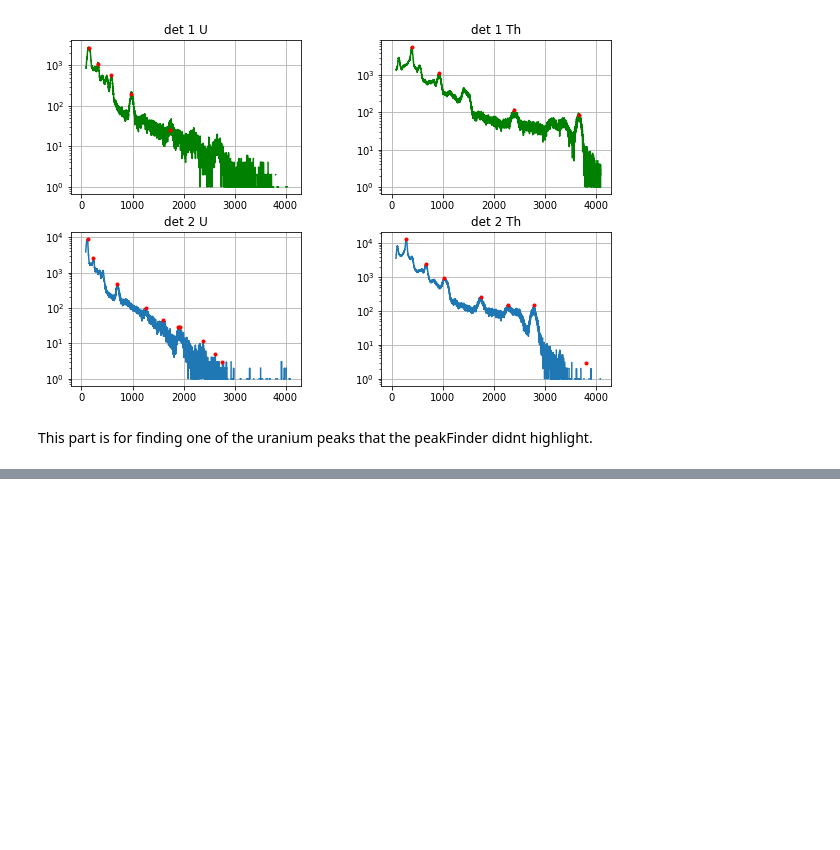
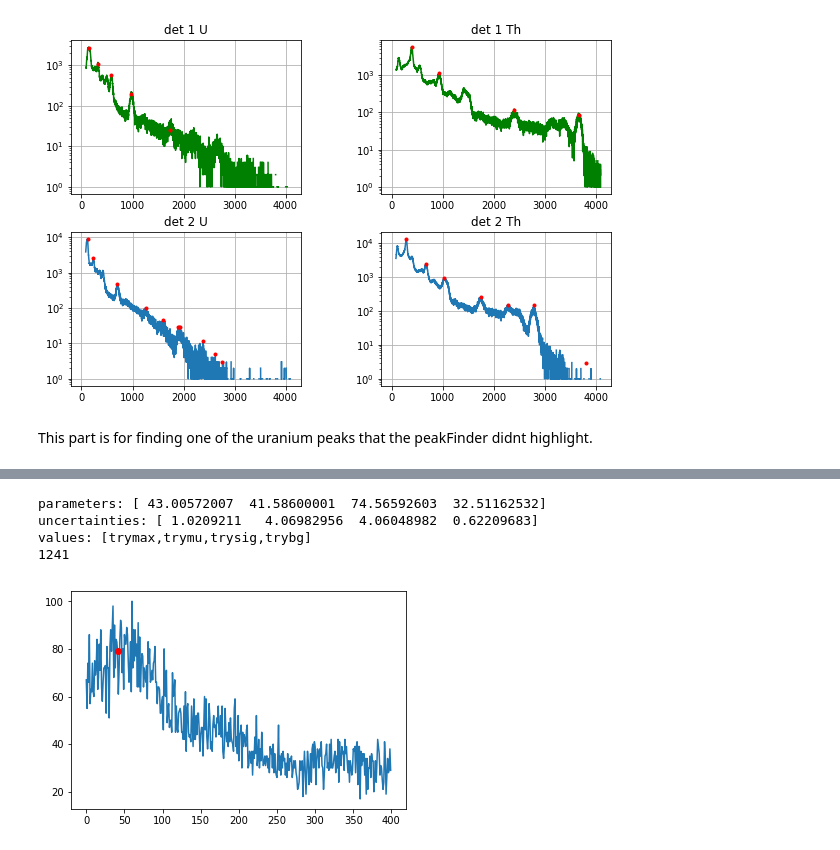
Before and after one commit to likhit2264/dosenet-analysis, a Jupyter notebook: calibration/Detector_Comparison.ipynb, the cells around one changed output, grey strips where cells are left out. Drawn from its saved outputs; the diff is of its cells as text; code cells hidden in the pictures; blank space fills up the shorter version.

```diff
--- a/calibration/Detector_Comparison.ipynb
+++ b/calibration/Detector_Comparison.ipynb
@@ -156,0 +196,17 @@ plt.show()
+# %%
+Bi214_shift = 1200
+Bi214_range = 400
+Bi214_slice = sd2U[Bi214_shift:Bi214_shift+Bi214_range]
+plt.plot(Bi214_slice)
+Bi214_find = find(Bi214_slice, Bi214_shift)
+print("values: [trymax,trymu,trysig,trybg]")
+print(Bi214_find)
+plt.plot(Bi214_find-Bi214_shift, Bi214_slice[Bi214_find-Bi214_shift], 'ro')
+
+plt.show()
+# %% [output]
+parameters: [ 43.00572007  41.58600001  74.56592603  32.51162532]
+uncertainties: [ 1.0209211   4.06982956  4.06048982  0.62209683]
+values: [trymax,trymu,trysig,trybg]
+1241
+[figure, added]
```
Also changed, not shown: parts of 34 cells of this notebook.
